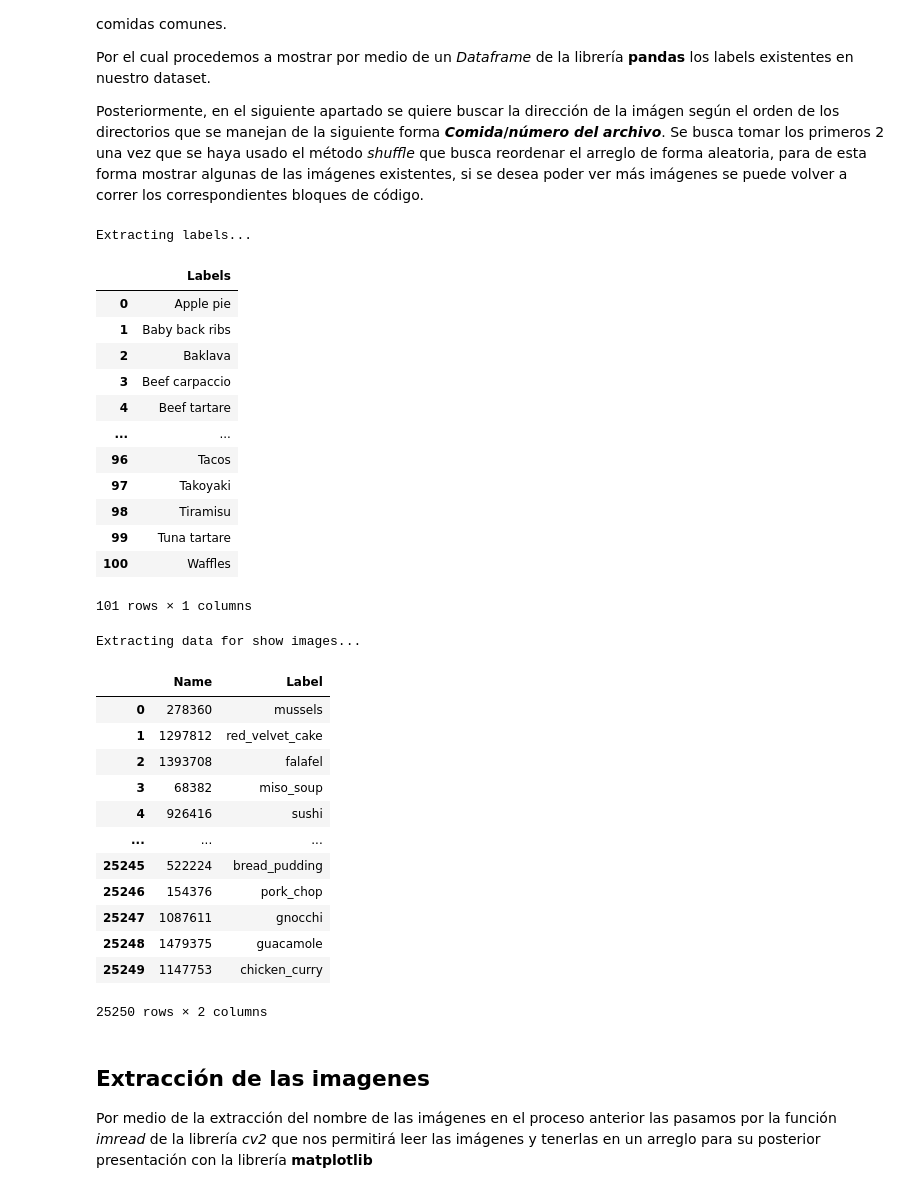
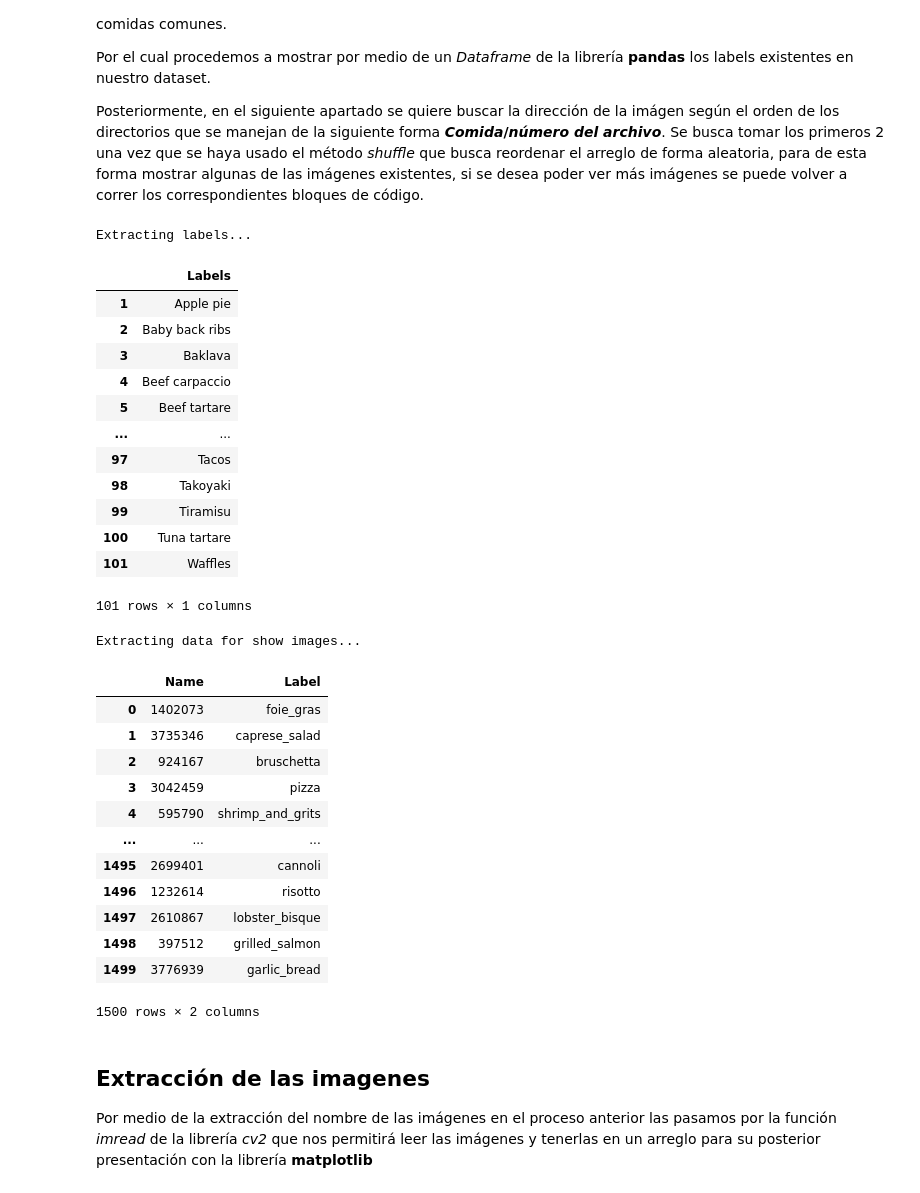
Before and after one commit to jaraycode/NutricionAIBackend, a Jupyter notebook: src/model/training.ipynb, the cells around one changed output. Drawn from its saved outputs; the diff is of its cells as text; code cells hidden in the pictures.

```diff
--- a/src/model/training.ipynb
+++ b/src/model/training.ipynb
@@ -16,29 +17,30 @@ from matplotlib import pyplot as plt # type: ignore
 # %%
 PATH = "../../dataset/food-101/food-101/meta/labels.txt"
 LABELS = []
 print("Extracting labels...")
 time.sleep(2)
 
 with open(PATH, "r") as labels:
     for line in labels:
         LABELS.append(line[:-1])
 
 df_labels = pd.DataFrame(data=LABELS, columns=["Labels"])
+df_labels.index = range(1, len(df_labels) + 1)
 df_labels
 # %% [output]
 Extracting labels...
 |  | Labels |
-| 0 | Apple pie |
-| 1 | Baby back ribs |
-| 2 | Baklava |
-| 3 | Beef carpaccio |
-| 4 | Beef tartare |
+| 1 | Apple pie |
+| 2 | Baby back ribs |
+| 3 | Baklava |
+| 4 | Beef carpaccio |
+| 5 | Beef tartare |
 | ... | ... |
-| 96 | Tacos |
-| 97 | Takoyaki |
-| 98 | Tiramisu |
-| 99 | Tuna tartare |
-| 100 | Waffles |
+| 97 | Tacos |
+| 98 | Takoyaki |
+| 99 | Tiramisu |
+| 100 | Tuna tartare |
+| 101 | Waffles |
 101 rows × 1 columns
 # %%
 PATH = "../../dataset/food-101/food-101/meta/test.txt"
@@ -50,6 +52,7 @@ with open(PATH, "r") as train:
     for line in train:
         IMG_NAMES.append(line[:-1])
     shuffle(IMG_NAMES)
+    IMG_NAMES = IMG_NAMES[:1500]
     IMG_NAMES_COPY = IMG_NAMES[:2]
 
 df_img_names = pd.DataFrame(columns=["Name","Label"])
@@ -60,18 +63,18 @@ df_img_names
 # %% [output]
 Extracting data for show images...
 |  | Name | Label |
-| 0 | 278360 | mussels |
-| 1 | 1297812 | red_velvet_cake |
-| 2 | 1393708 | falafel |
-| 3 | 68382 | miso_soup |
-| 4 | 926416 | sushi |
+| 0 | 1402073 | foie_gras |
+| 1 | 3735346 | caprese_salad |
+| 2 | 924167 | bruschetta |
+| 3 | 3042459 | pizza |
+| 4 | 595790 | shrimp_and_grits |
 | ... | ... | ... |
-| 25245 | 522224 | bread_pudding |
-| 25246 | 154376 | pork_chop |
-| 25247 | 1087611 | gnocchi |
-| 25248 | 1479375 | guacamole |
-| 25249 | 1147753 | chicken_curry |
+| 1495 | 2699401 | cannoli |
+| 1496 | 1232614 | risotto |
+| 1497 | 2610867 | lobster_bisque |
+| 1498 | 397512 | grilled_salmon |
+| 1499 | 3776939 | garlic_bread |
-25250 rows × 2 columns
+1500 rows × 2 columns
 # %% [markdown]
 ## Extracción de las imagenes
 
```
Also changed, not shown: parts of 16 cells of this notebook.
